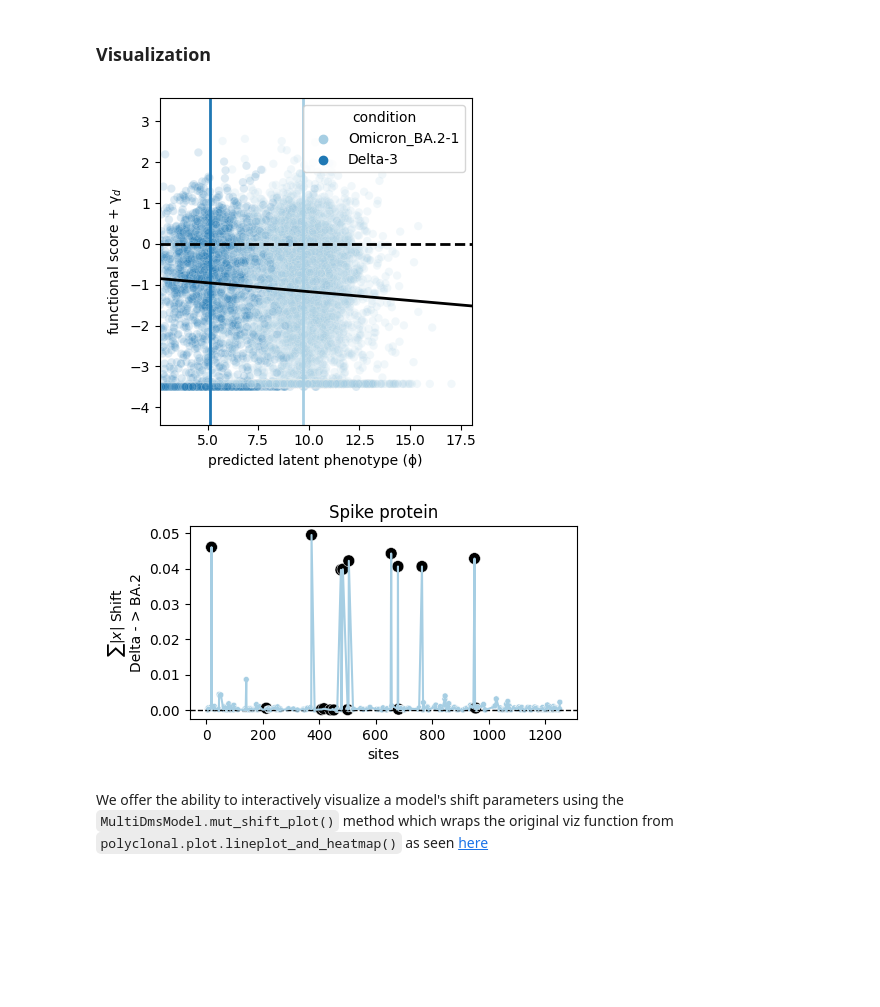
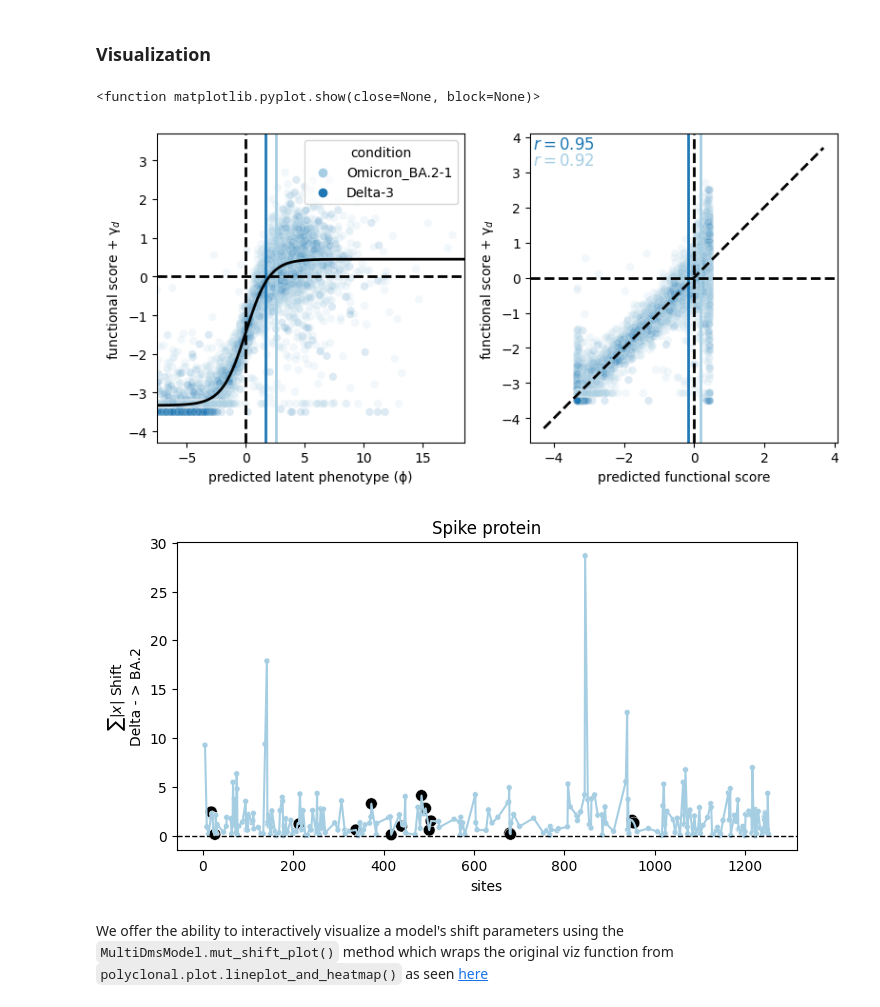
Before and after one commit to matsengrp/multidms, a Jupyter notebook: notebooks/fit-display-delta-omicron-example.ipynb, the cells around one changed output. Cells and saved outputs as stored; diff of their text form; code cells hidden in the pictures; blank space fills up the shorter version.

```diff
--- a/notebooks/fit-display-delta-omicron-example.ipynb
+++ b/notebooks/fit-display-delta-omicron-example.ipynb
@@ -46,7 +42,7 @@ reference_condition = "Delta-3"
 fit_included_conditions = ['Delta-3', 'Omicron_BA.2-1']
 func_score_df = func_score_df.query(
     f"condition.isin({fit_included_conditions})"
-).sample(10000)
+)
 # %% [markdown]
 ## `MultiDmsData`
 # %% [markdown]
@@ -154,0 +115,10 @@ models with the same dataset share the reference. This saves precious memory.
+# %%
+model = multidms.MultiDmsModel(
+        data,
+        epistatic_model=multidms.model.sigmoidal_global_epistasis,
+)
+
+start = time.time()
+model.fit(lasso_shift=1e-5, maxiter=2000, tol=1e-6)
+end = time.time()
+print(f"done. fitting time = {round(end - start, 2)} seconds")
@@ -189,20 +161,22 @@ a_model_object.variants_df
 # %% [markdown]
 ### Visualization
 # %%
-fig, ax = plt.subplots(figsize=[4,4])
-a_model_object.plot_epistasis(ax=ax, alpha=0.15, show=False)
-plt.show()
+fig, ax = plt.subplots(1, 2, figsize=[8,4])
+model.plot_epistasis(ax=ax[0], alpha=0.15, show=False)
+model.plot_pred_accuracy(ax=ax[1], alpha=0.15, show=False, legend=False)
+plt.show
 # %% [output]
+<function matplotlib.pyplot.show(close=None, block=None)>
-[figure, old version]
+[figure, new version]
 # %%
-fig, ax = plt.subplots(figsize=[5,2.5])
+fig, ax = plt.subplots(figsize=[8,4])
 agg_func = lambda x: onp.abs(onp.mean(onp.sum(x)))
-a_model_object.plot_shifts_by_site(ax=ax, condition="Omicron_BA.2-1", agg_func=agg_func, show=False)
+model.plot_shifts_by_site(ax=ax, condition="Omicron_BA.2-1", agg_func=agg_func, show=False)
 ax.set_ylabel("$\sum |x|$ Shift\nDelta - > BA.2")
 ax.set_title("Spike protein")
 plt.show()
 # %% [output]
-[figure, old version]
+[figure, new version]
 # %% [markdown]
 We offer the ability to interactively visualize a model's shift parameters using the `MultiDmsModel.mut_shift_plot()` method which wraps the original viz function from `polyclonal.plot.lineplot_and_heatmap()` as seen [here](https://github.com/jbloomlab/polyclonal/blob/92fee4badb14e1db719074f202b4fab374dd0613/polyclonal/plot.py#L263)
 # %% [markdown]
```
Also changed, not shown: parts of 19 cells of this notebook, 2 other files.
